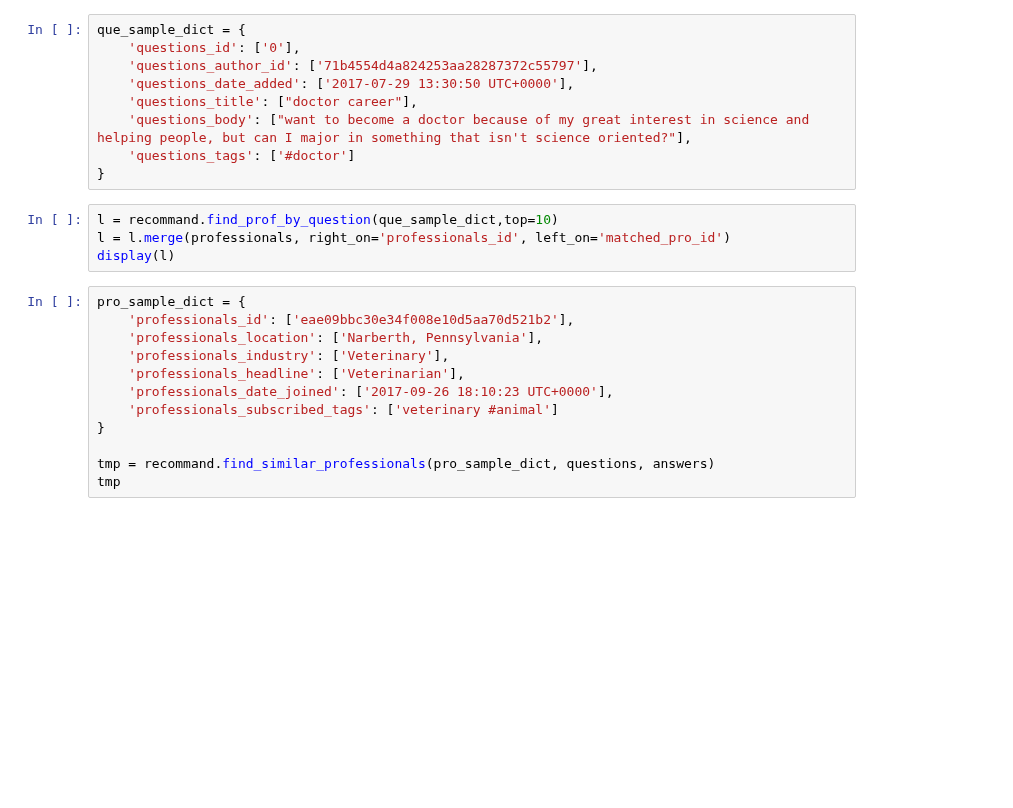
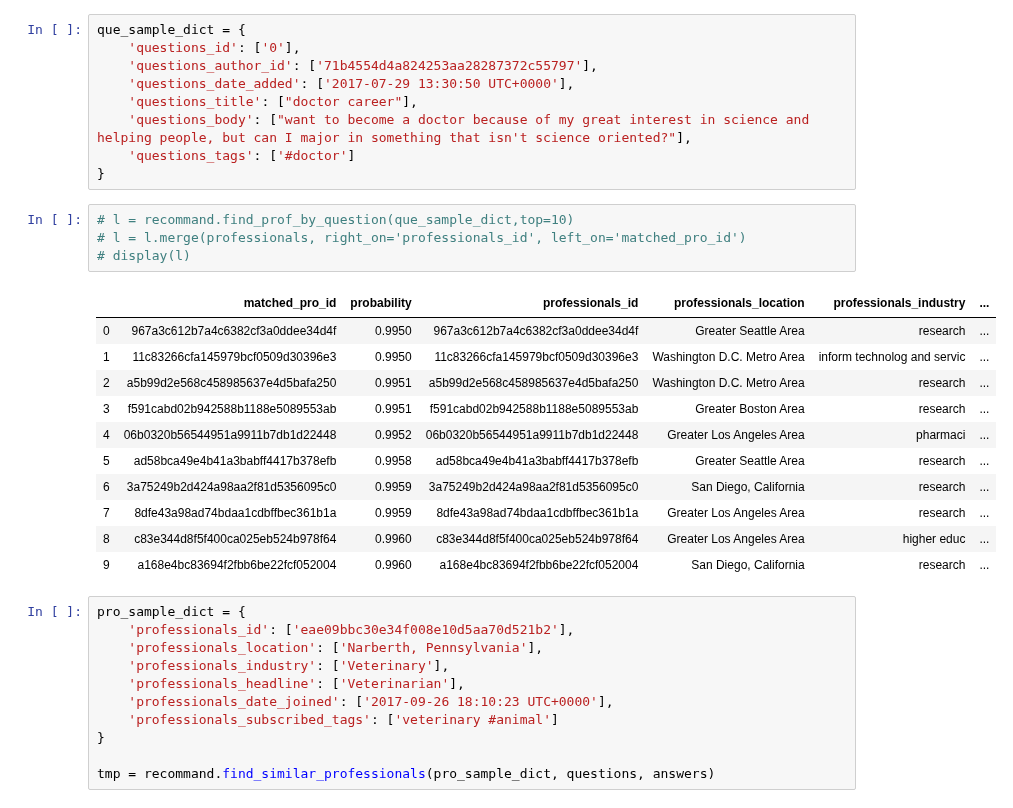
Before and after one commit to sbouslama/udacity_dataScientist_NANODegree, a Jupyter notebook: Recommendation/careerVillageEDA.ipynb, the cells around one changed output. Cells and saved outputs as stored; diff of their text form; blank space fills up the shorter version.

```diff
--- a/Recommendation/careerVillageEDA.ipynb
+++ b/Recommendation/careerVillageEDA.ipynb
@@ -1368,9 +1379,21 @@ que_sample_dict = {
     'questions_tags': ['#doctor']
 }
 # %%
-l = recommand.find_prof_by_question(que_sample_dict,top=10)
-l = l.merge(professionals, right_on='professionals_id', left_on='matched_pro_id')
-display(l)
+# l = recommand.find_prof_by_question(que_sample_dict,top=10)
+# l = l.merge(professionals, right_on='professionals_id', left_on='matched_pro_id')
+# display(l)
+# %% [output]
+|  | matched_pro_id | probability | professionals_id | professionals_location | professionals_industry | ... |
+| 0 | 967a3c612b7a4c6382cf3a0ddee34d4f | 0.9950 | 967a3c612b7a4c6382cf3a0ddee34d4f | Greater Seattle Area | research | ... |
+| 1 | 11c83266cfa145979bcf0509d30396e3 | 0.9950 | 11c83266cfa145979bcf0509d30396e3 | Washington D.C. Metro Area | inform technolog and servic | ... |
+| 2 | a5b99d2e568c458985637e4d5bafa250 | 0.9951 | a5b99d2e568c458985637e4d5bafa250 | Washington D.C. Metro Area | research | ... |
+| 3 | f591cabd02b942588b1188e5089553ab | 0.9951 | f591cabd02b942588b1188e5089553ab | Greater Boston Area | research | ... |
+| 4 | 06b0320b56544951a9911b7db1d22448 | 0.9952 | 06b0320b56544951a9911b7db1d22448 | Greater Los Angeles Area | pharmaci | ... |
+| 5 | ad58bca49e4b41a3babff4417b378efb | 0.9958 | ad58bca49e4b41a3babff4417b378efb | Greater Seattle Area | research | ... |
+| 6 | 3a75249b2d424a98aa2f81d5356095c0 | 0.9959 | 3a75249b2d424a98aa2f81d5356095c0 | San Diego, California | research | ... |
+| 7 | 8dfe43a98ad74bdaa1cdbffbec361b1a | 0.9959 | 8dfe43a98ad74bdaa1cdbffbec361b1a | Greater Los Angeles Area | research | ... |
+| 8 | c83e344d8f5f400ca025eb524b978f64 | 0.9960 | c83e344d8f5f400ca025eb524b978f64 | Greater Los Angeles Area | higher educ | ... |
+| 9 | a168e4bc83694f2fbb6be22fcf052004 | 0.9960 | a168e4bc83694f2fbb6be22fcf052004 | San Diego, California | research | ... |
 # %%
 pro_sample_dict = {
     'professionals_id': ['eae09bbc30e34f008e10d5aa70d521b2'],
@@ -1382,4 +1405,3 @@ pro_sample_dict = {
 }
 
 tmp = recommand.find_similar_professionals(pro_sample_dict, questions, answers)
-tmp
```
Also changed, not shown: parts of 2 cells of this notebook.
